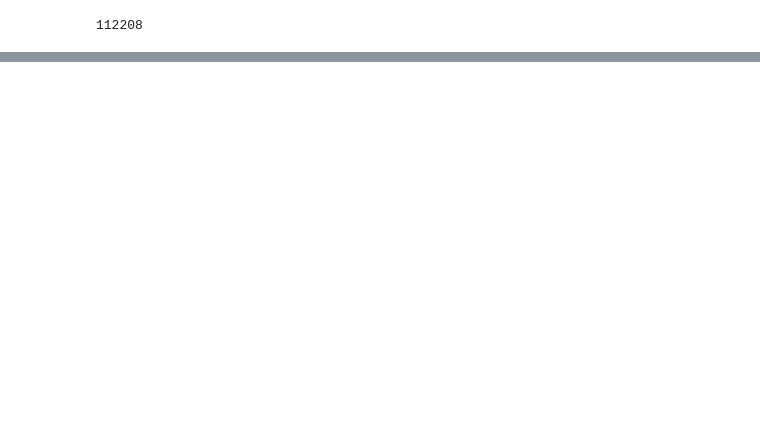
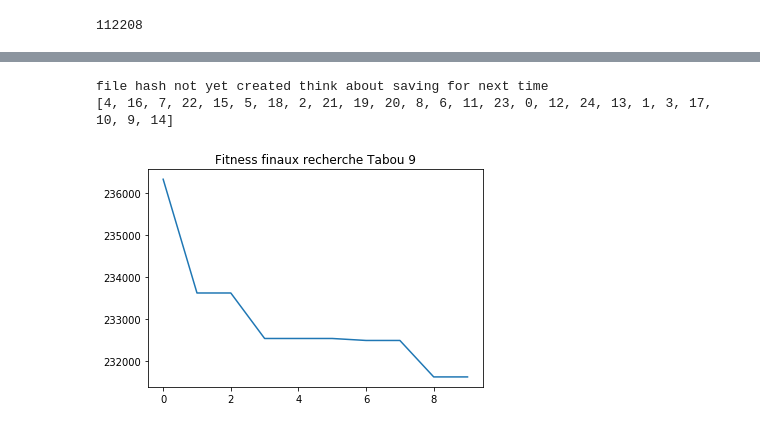
Before and after one commit to M-Garrigues/Quadratic-Assignment-Problem, a Jupyter notebook: notebooks/Taixxa.ipynb, the cells around one changed output, grey strips where cells are left out. Drawn from its saved outputs; the diff is of its cells as text; code cells hidden in the pictures; blank space fills up the shorter version.

```diff
--- a/notebooks/Taixxa.ipynb
+++ b/notebooks/Taixxa.ipynb
@@ -136,0 +158,17 @@ print(100*(mincostfound2-mincost)/mincost)
+# %%
+data = Taixxa()
+data.loadFile("tai25a.dat")
+sols = []
+machin = []
+for i in range(10):
+    for j in range(100):
+        sol, fit = tabuS.solve(150,i)
+        sols.append(sol.computeCost(data))
+    machin.append(np.min(sols))
+viewer = FitnessViewer(np.array(machin))
+viewer.plot('Fitness finaux recherche Tabou '+str(i))
+data.saveHashMap()
+# %% [output]
+file hash not yet created think about saving for next time
+[4, 16, 7, 22, 15, 5, 18, 2, 21, 19, 20, 8, 6, 11, 23, 0, 12, 24, 13, 1, 3, 17, 10, 9, 14]
+[figure, added]
```
Also changed, not shown: parts of 17 cells of this notebook, 19 other files.
